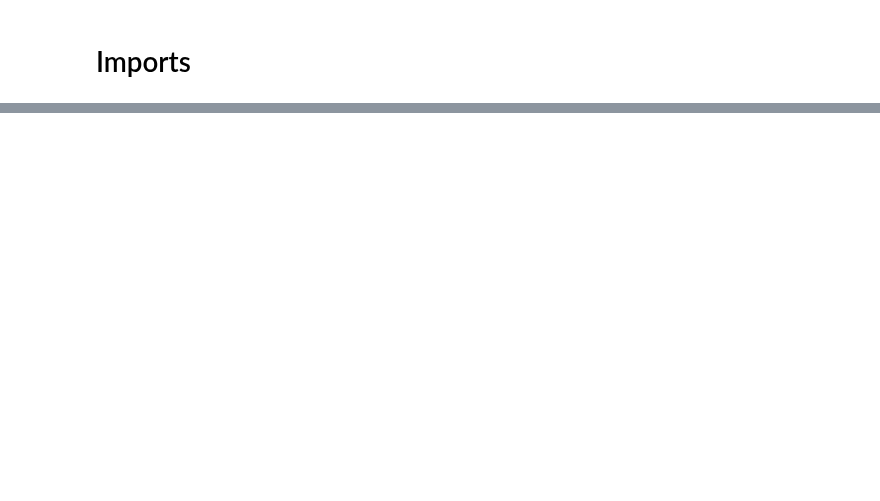
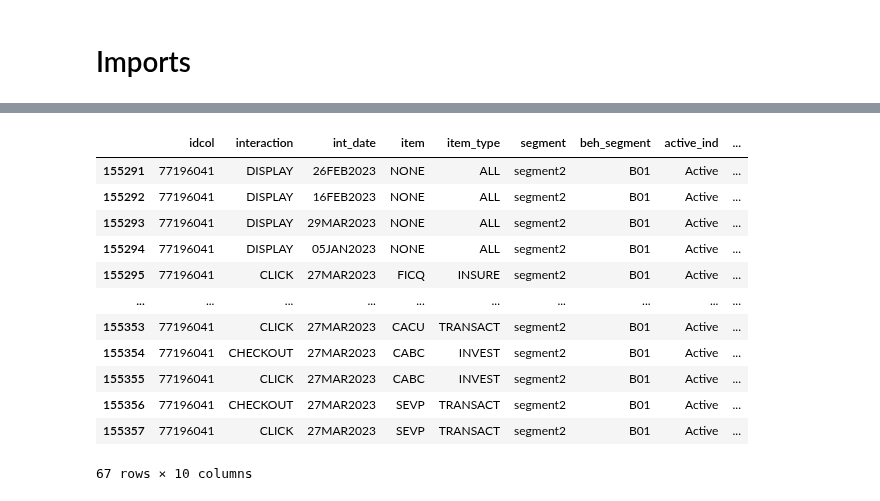
Before and after one commit to lizesteyn/FNBdataquest, a Jupyter notebook: LightFM_2.ipynb, the cells around one changed output, grey strips where cells are left out. Drawn from its saved outputs; the diff is of its cells as text; code cells hidden in the pictures; blank space fills up the shorter version.

```diff
--- a/LightFM_2.ipynb
+++ b/LightFM_2.ipynb
@@ -40,3 +42,21 @@ data.head(20)
+# %%
+# Checking transactions for a specific ID:
+id = 77196041
+data[data["idcol"]==id]
+# %% [output]
+|  | idcol | interaction | int_date | item | item_type | segment | beh_segment | active_ind | ... |
+| 155291 | 77196041 | DISPLAY | 26FEB2023 | NONE | ALL | segment2 | B01 | Active | ... |
+| 155292 | 77196041 | DISPLAY | 16FEB2023 | NONE | ALL | segment2 | B01 | Active | ... |
+| 155293 | 77196041 | DISPLAY | 29MAR2023 | NONE | ALL | segment2 | B01 | Active | ... |
+| 155294 | 77196041 | DISPLAY | 05JAN2023 | NONE | ALL | segment2 | B01 | Active | ... |
+| 155295 | 77196041 | CLICK | 27MAR2023 | FICQ | INSURE | segment2 | B01 | Active | ... |
+| ... | ... | ... | ... | ... | ... | ... | ... | ... | ... |
+| 155353 | 77196041 | CLICK | 27MAR2023 | CACU | TRANSACT | segment2 | B01 | Active | ... |
+| 155354 | 77196041 | CHECKOUT | 27MAR2023 | CABC | INVEST | segment2 | B01 | Active | ... |
+| 155355 | 77196041 | CLICK | 27MAR2023 | CABC | INVEST | segment2 | B01 | Active | ... |
+| 155356 | 77196041 | CHECKOUT | 27MAR2023 | SEVP | TRANSACT | segment2 | B01 | Active | ... |
+| 155357 | 77196041 | CLICK | 27MAR2023 | SEVP | TRANSACT | segment2 | B01 | Active | ... |
+67 rows × 10 columns
 # %%
 data.nunique()
 # %% [output]
```
Also changed, not shown: parts of 32 cells of this notebook.
